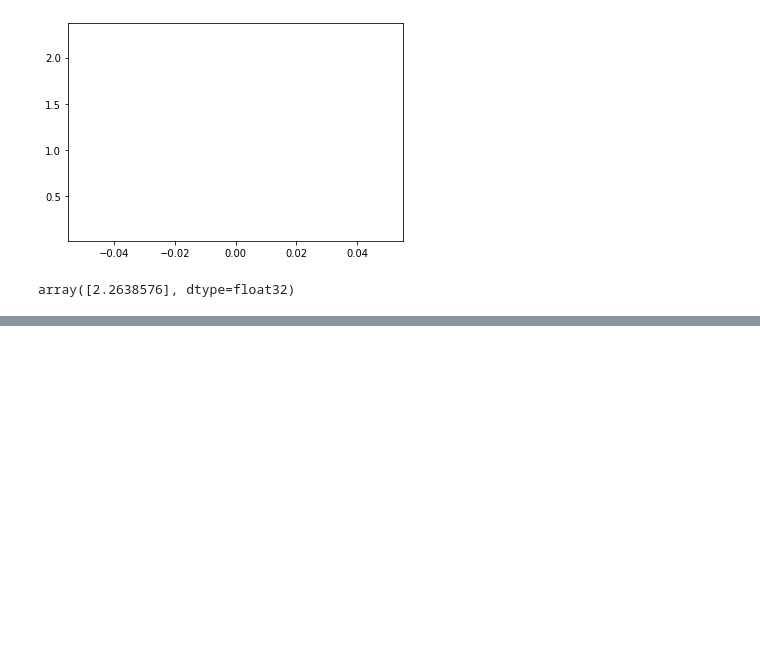
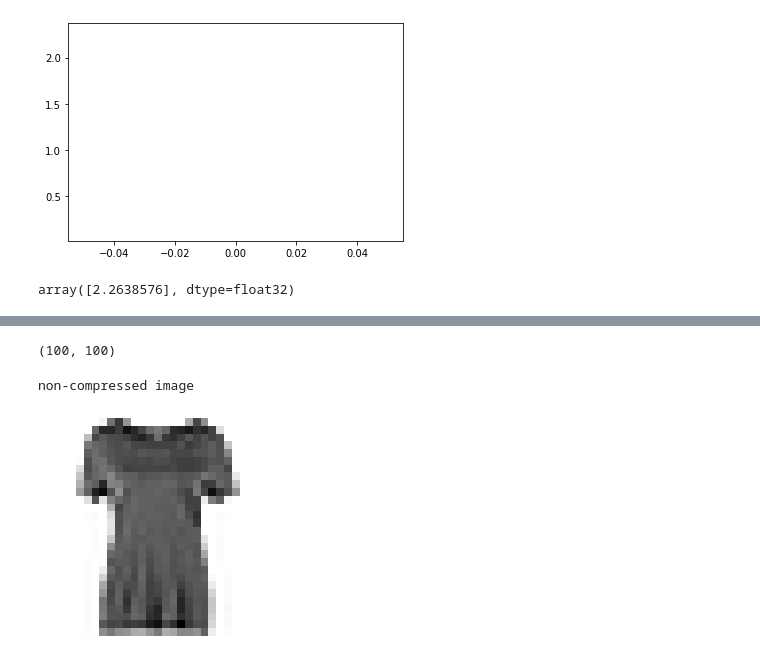
Before and after one commit to yashprakash13/CSC2231-Project, a Jupyter notebook: notebooks/data_manipulation_and_mod.ipynb, the cells around one changed output, grey strips where cells are left out. Cells and saved outputs as stored; diff of their text form; code cells hidden in the pictures; blank space fills up the shorter version.

Commit message:
exploring svd for data manipulation but yet to put in a more meaningful set of parameter specifications to the design

```diff
--- a/notebooks/data_manipulation_and_mod.ipynb
+++ b/notebooks/data_manipulation_and_mod.ipynb
@@ -352,0 +365,11 @@ for axi in range(1):
+# %%
+# params
+n_batch = 128
+image_size = (28, 28, 1)
+n_train = int(60000 / n_batch)
+n_test = int(10000 / n_batch)
+N_Z = 64
+# load dataset
+(train_images, _), (test_images, _) = tf.keras.datasets.fashion_mnist.load_data()
+X_train = train_images.reshape(60000, 28 * 28)
+X_test = test_images.reshape(10000, 28 * 28)
@@ -352,0 +382,4 @@ for axi in range(1):
+# %%
+X_reduced.shape
+# %% [output]
+(100, 100)
@@ -352,0 +392,8 @@ for axi in range(1):
+# %%
+print("non-compressed image")
+plt.imshow(X_train[10].reshape(28, 28), cmap="binary")
+plt.axis("off")
+plt.show()
+# %% [output]
+non-compressed image
+[figure, added]
```
Also changed, not shown: parts of 10 cells of this notebook.
